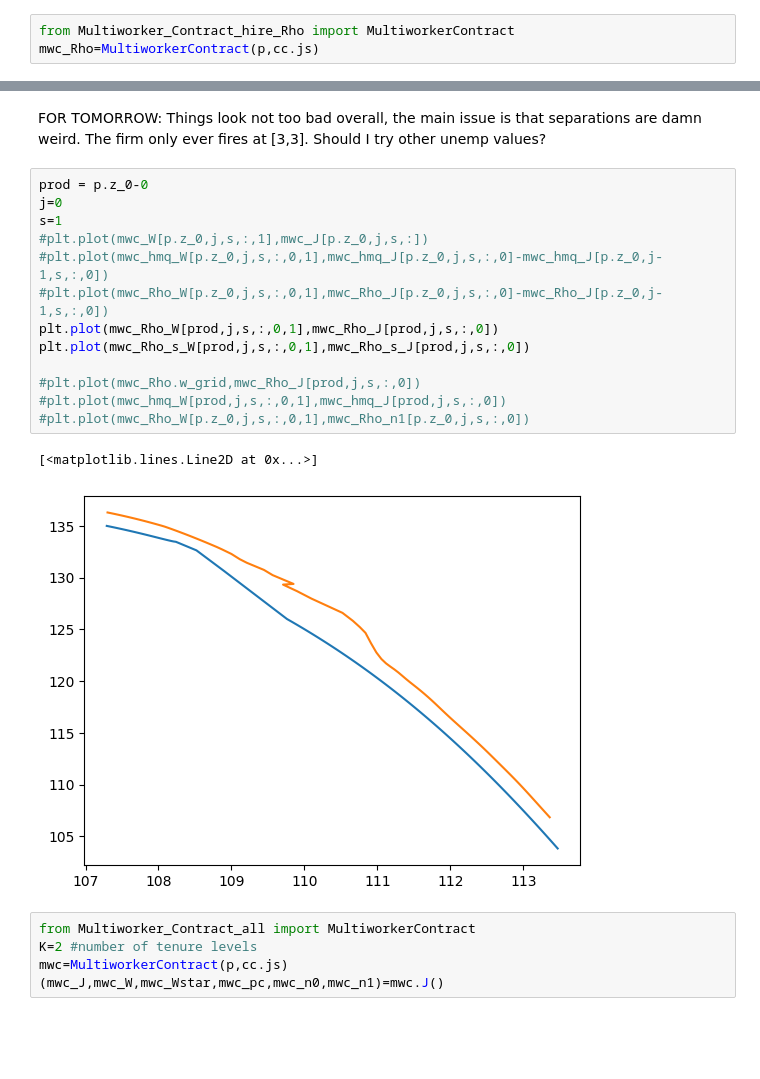
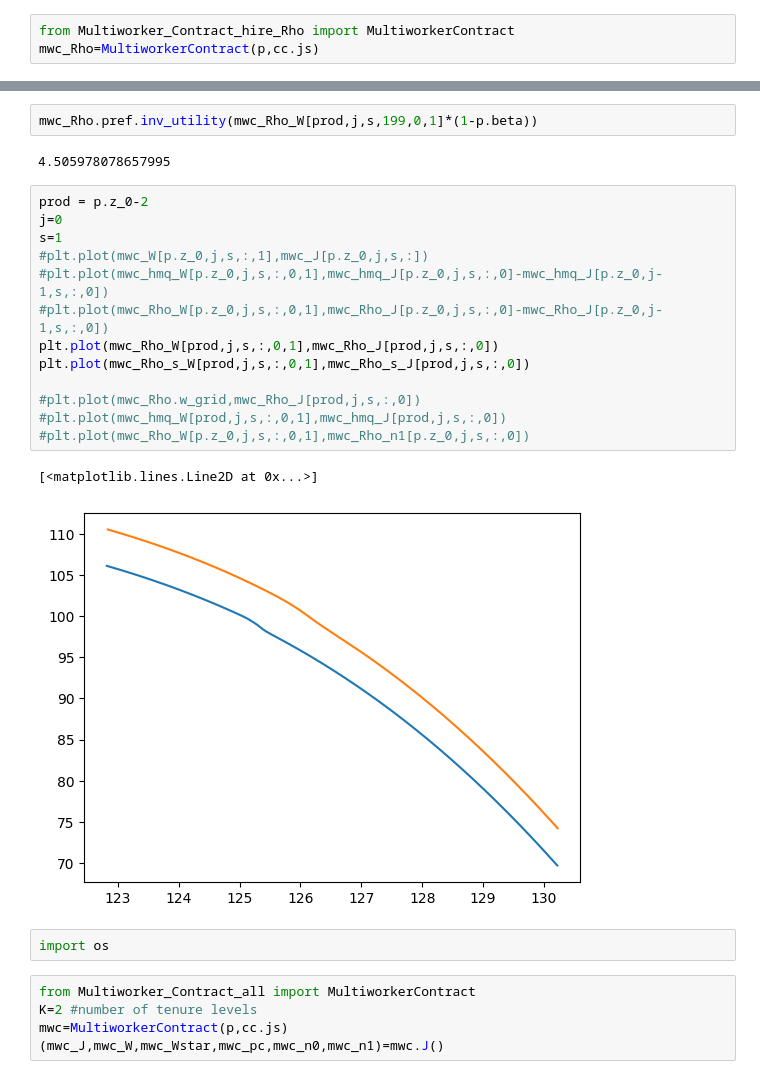
Before and after one commit to zalandru/Dynamic-Contracting-Multi-worker-Firm, a Jupyter notebook: Multiworker_wage_2steps/Initiating MWF.ipynb, the cells around one changed output, grey strips where cells are left out. Cells and saved outputs as stored; diff of their text form; blank space fills up the shorter version.

```diff
--- a/Multiworker_wage_2steps/Initiating MWF.ipynb
+++ b/Multiworker_wage_2steps/Initiating MWF.ipynb
@@ -143,21 +135,25 @@ plt.plot(mwc_Rho_s_W[prod,j,s,:,0,1],mwc_Rho_s_n0[prod,j,s,:,0])
-# %% [markdown]
-FOR TOMORROW: Things look not too bad overall, the main issue is that separations are damn weird. The firm only ever fires at [3,3]. Should I try other unemp values?
+# %%
+mwc_Rho.pref.inv_utility(mwc_Rho_W[prod,j,s,199,0,1]*(1-p.beta))
+# %% [output]
+4.505978078657995
 # %%
-prod = p.z_0-0
+prod = p.z_0-2
 j=0
 s=1
 #plt.plot(mwc_W[p.z_0,j,s,:,1],mwc_J[p.z_0,j,s,:])
 #plt.plot(mwc_hmq_W[p.z_0,j,s,:,0,1],mwc_hmq_J[p.z_0,j,s,:,0]-mwc_hmq_J[p.z_0,j-1,s,:,0])
 #plt.plot(mwc_Rho_W[p.z_0,j,s,:,0,1],mwc_Rho_J[p.z_0,j,s,:,0]-mwc_Rho_J[p.z_0,j-1,s,:,0])
 plt.plot(mwc_Rho_W[prod,j,s,:,0,1],mwc_Rho_J[prod,j,s,:,0])
 plt.plot(mwc_Rho_s_W[prod,j,s,:,0,1],mwc_Rho_s_J[prod,j,s,:,0])
 
 #plt.plot(mwc_Rho.w_grid,mwc_Rho_J[prod,j,s,:,0])
 #plt.plot(mwc_hmq_W[prod,j,s,:,0,1],mwc_hmq_J[prod,j,s,:,0])
 #plt.plot(mwc_Rho_W[p.z_0,j,s,:,0,1],mwc_Rho_n1[p.z_0,j,s,:,0])
 # %% [output]
 [<matplotlib.lines.Line2D at 0x...>]
-[figure, old version]
+[figure, new version]
+# %%
+import os
 # %%
 from Multiworker_Contract_all import MultiworkerContract
 K=2 #number of tenure levels
```
Also changed, not shown: parts of 25 cells of this notebook, 9 other files.
